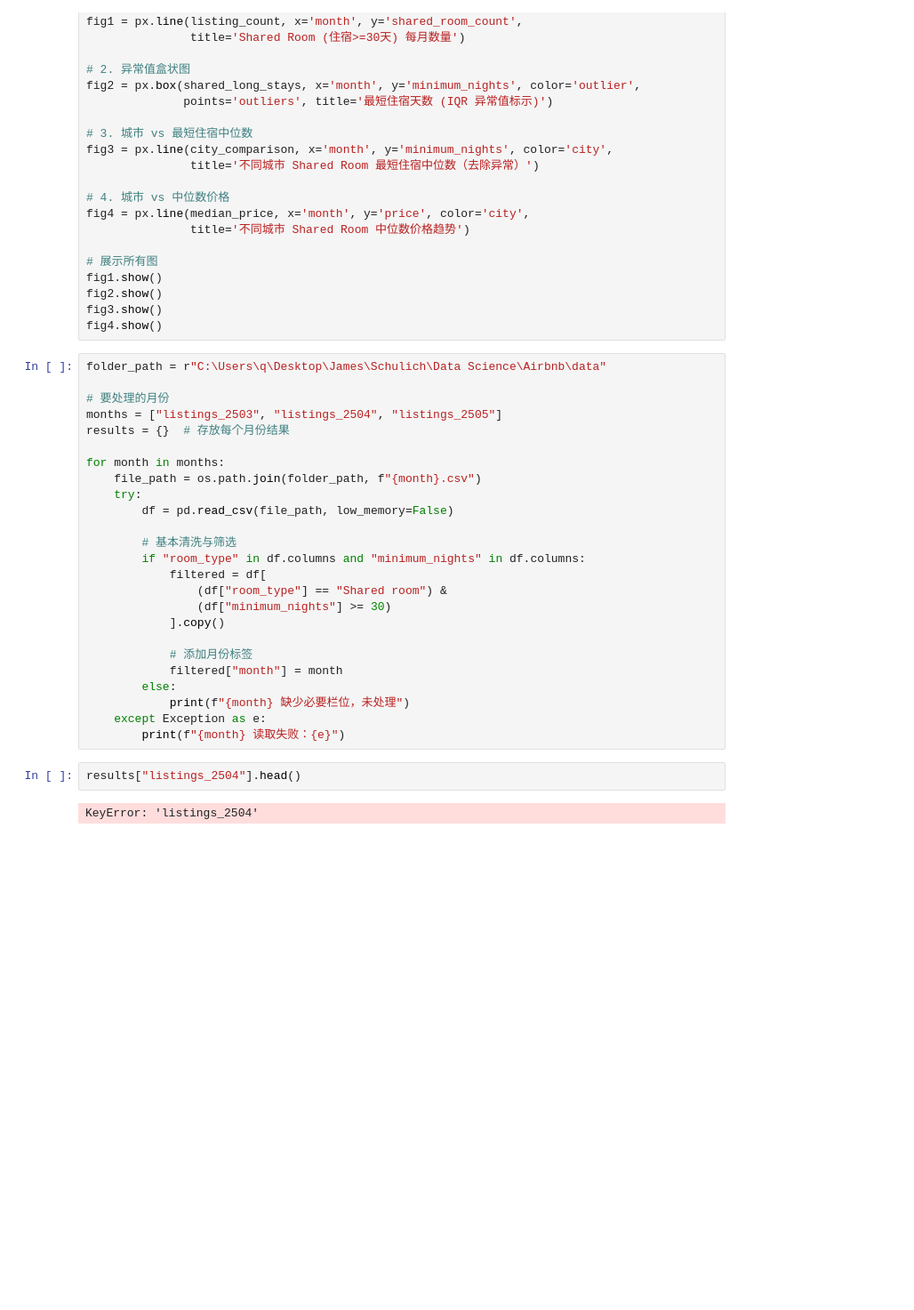
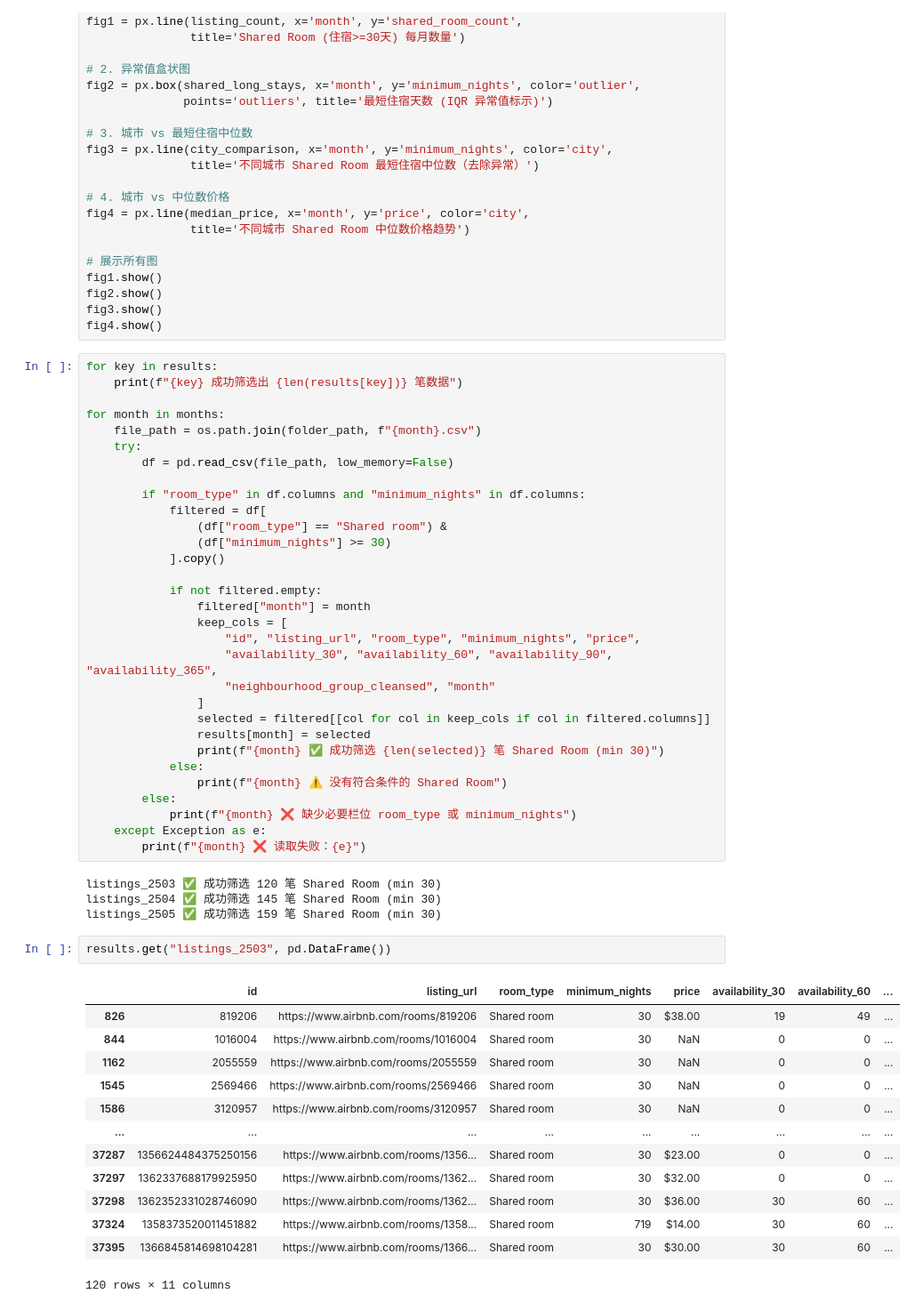
Before and after one commit to JamesLo94/schulich_data_science, a Jupyter notebook: Airbnb/assignment.ipynb, the cells around one changed output. Shown: that part at 89% size. Drawn from its saved outputs; the diff is of its cells as text; blank space fills up the shorter version.

```diff
--- a/Airbnb/assignment.ipynb
+++ b/Airbnb/assignment.ipynb
@@ -466,31 +466,53 @@ fig2.show()
 fig3.show()
 fig4.show()
 # %%
-folder_path = r"C:\Users\q\Desktop\James\Schulich\Data Science\Airbnb\data"
-
-# 要处理的月份
-months = ["listings_2503", "listings_2504", "listings_2505"]
-results = {}  # 存放每个月份结果
+for key in results:
+    print(f"{key} 成功筛选出 {len(results[key])} 笔数据")
 
 for month in months:
     file_path = os.path.join(folder_path, f"{month}.csv")
     try:
         df = pd.read_csv(file_path, low_memory=False)
 
-        # 基本清洗与筛选
         if "room_type" in df.columns and "minimum_nights" in df.columns:
             filtered = df[
                 (df["room_type"] == "Shared room") &
                 (df["minimum_nights"] >= 30)
             ].copy()
 
-            # 添加月份标签
-            filtered["month"] = month
+            if not filtered.empty:
+                filtered["month"] = month
+                keep_cols = [
+                    "id", "listing_url", "room_type", "minimum_nights", "price",
+                    "availability_30", "availability_60", "availability_90", "availability_365",
+                    "neighbourhood_group_cleansed", "month"
+                ]
+                selected = filtered[[col for col in keep_cols if col in filtered.columns]]
+                results[month] = selected
+                print(f"{month} ✅ 成功筛选 {len(selected)} 笔 Shared Room (min 30)")
+            else:
+                print(f"{month} ⚠️ 没有符合条件的 Shared Room")
         else:
-            print(f"{month} 缺少必要栏位，未处理")
+            print(f"{month} ❌ 缺少必要栏位 room_type 或 minimum_nights")
     except Exception as e:
-        print(f"{month} 读取失败：{e}")
+        print(f"{month} ❌ 读取失败：{e}")
+# %% [output]
+listings_2503 ✅ 成功筛选 120 笔 Shared Room (min 30)
+listings_2504 ✅ 成功筛选 145 笔 Shared Room (min 30)
+listings_2505 ✅ 成功筛选 159 笔 Shared Room (min 30)
 # %%
-results["listings_2504"].head()
+results.get("listings_2503", pd.DataFrame())
 # %% [output]
+|  | id | listing_url | room_type | minimum_nights | price | availability_30 | availability_60 | ... |
+| 826 | 819206 | https://www.airbnb.com/rooms/819206 | Shared room | 30 | $38.00 | 19 | 49 | ... |
+| 844 | 1016004 | https://www.airbnb.com/rooms/1016004 | Shared room | 30 | NaN | 0 | 0 | ... |
+| 1162 | 2055559 | https://www.airbnb.com/rooms/2055559 | Shared room | 30 | NaN | 0 | 0 | ... |
+| 1545 | 2569466 | https://www.airbnb.com/rooms/2569466 | Shared room | 30 | NaN | 0 | 0 | ... |
+| 1586 | 3120957 | https://www.airbnb.com/rooms/3120957 | Shared room | 30 | NaN | 0 | 0 | ... |
+| ... | ... | ... | ... | ... | ... | ... | ... | ... |
+| 37287 | 1356624484375250156 | https://www.airbnb.com/rooms/1356... | Shared room | 30 | $23.00 | 0 | 0 | ... |
+| 37297 | 1362337688179925950 | https://www.airbnb.com/rooms/1362... | Shared room | 30 | $32.00 | 0 | 0 | ... |
+| 37298 | 1362352331028746090 | https://www.airbnb.com/rooms/1362... | Shared room | 30 | $36.00 | 30 | 60 | ... |
+| 37324 | 1358373520011451882 | https://www.airbnb.com/rooms/1358... | Shared room | 719 | $14.00 | 30 | 60 | ... |
+| 37395 | 1366845814698104281 | https://www.airbnb.com/rooms/1366... | Shared room | 30 | $30.00 | 30 | 60 | ... |
-KeyError: 'listings_2504'
+120 rows × 11 columns
```
Also changed, not shown: parts of 1 cell of this notebook, 1 other file.
